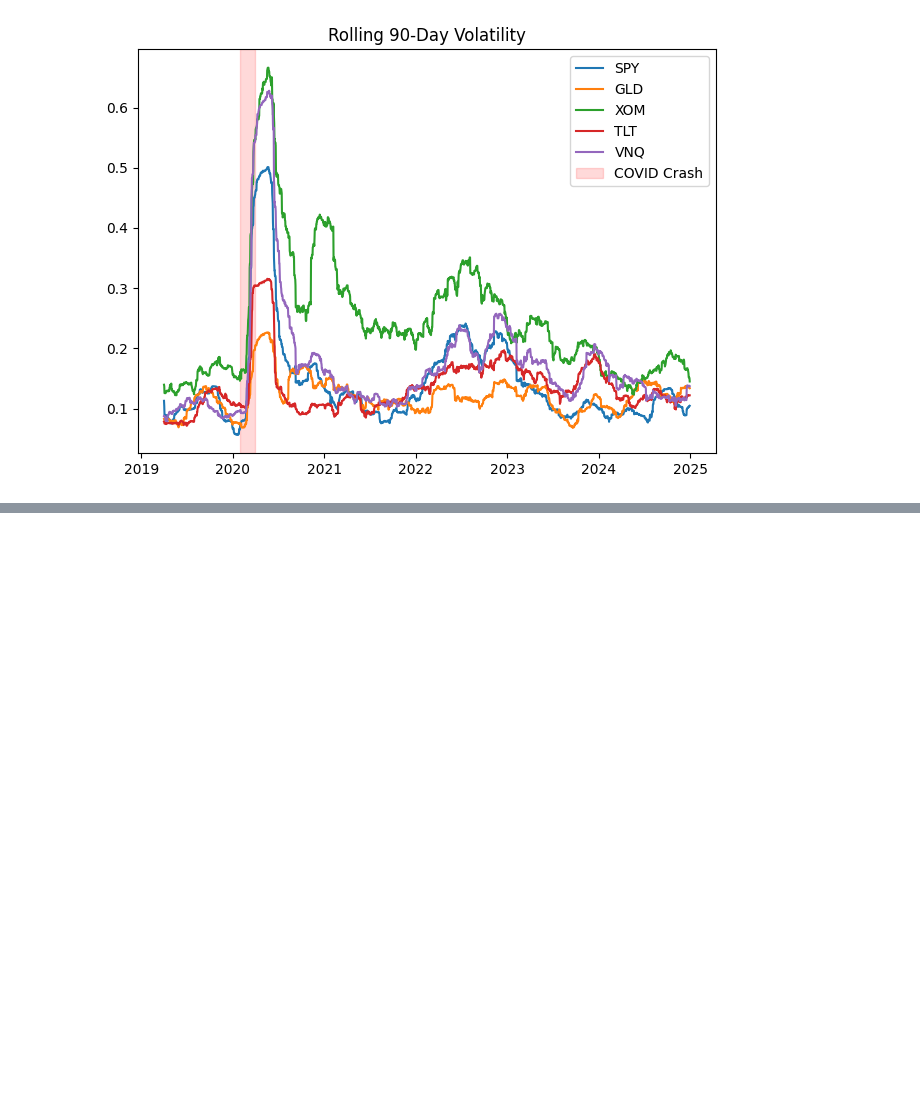
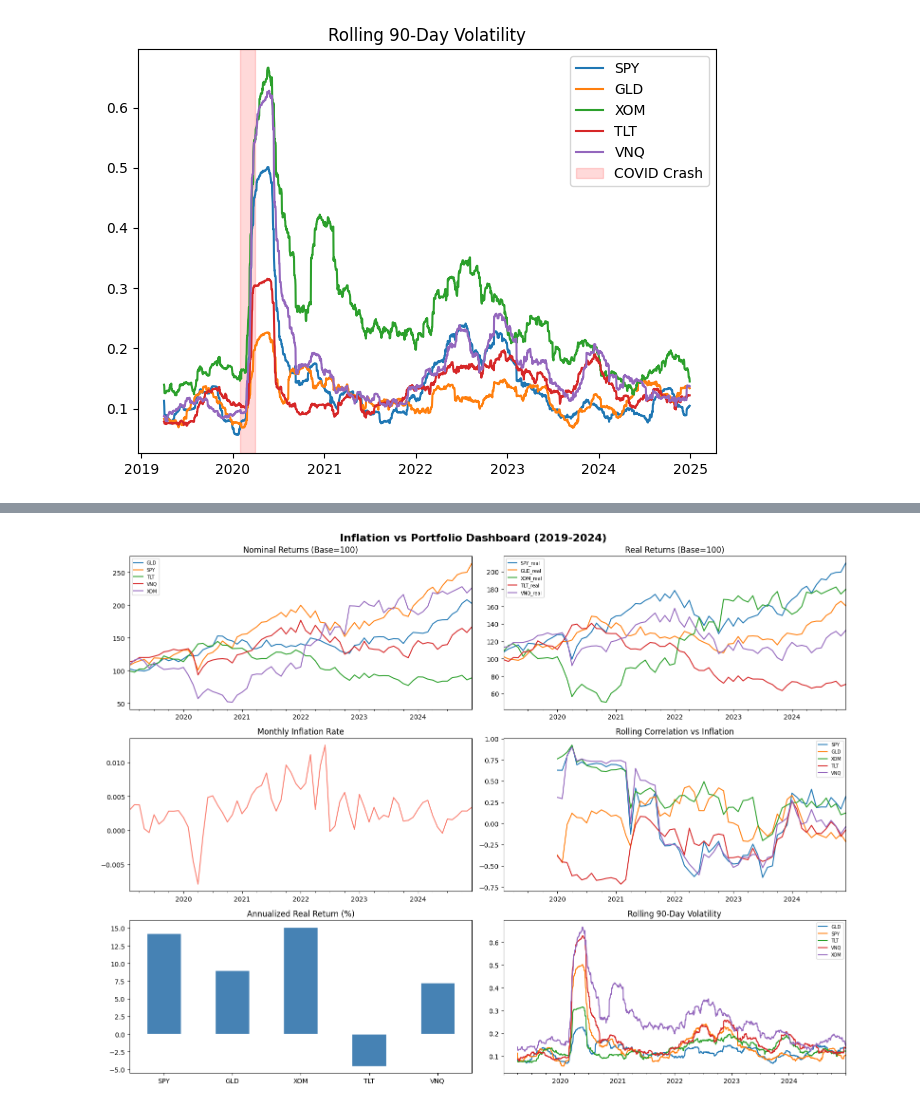
Before and after one commit to KaarthikSekar/InflationPortfolio, a Jupyter notebook: inflation.ipynb, the cells around one changed output, grey strips where cells are left out. Saved outputs shown, nothing was run; the diff lists cells and outputs as text; code cells hidden in the pictures; blank space fills up the shorter version.

Commit message:
Project Completed

```diff
--- a/inflation.ipynb
+++ b/inflation.ipynb
@@ -181,0 +234,53 @@ plt.show()
+# %%
+fig, axes = plt.subplots(3, 2, figsize=(16, 12))
+fig.suptitle(
+    "Inflation vs Portfolio Dashboard (2019-2024)", fontsize=16, fontweight="bold"
+)
+
+# Panel 1: Nominal returns
+nominal_cum.plot(ax=axes[0, 0], title="Nominal Returns (Base=100)")
+axes[0, 0].legend(fontsize=7)
+
+# Panel 2: Real returns
+real_cum.plot(ax=axes[0, 1], title="Real Returns (Base=100)")
+axes[0, 1].legend(fontsize=7)
+
+# Panel 3: Inflation rate
+combined["inflation"].plot(
+    ax=axes[1, 0], color="salmon", title="Monthly Inflation Rate"
+)
+
+# Panel 4: Correlation vs inflation
+combined["SPY"].rolling(12).corr(combined["inflation"]).plot(ax=axes[1, 1], label="SPY")
+combined["GLD"].rolling(12).corr(combined["inflation"]).plot(ax=axes[1, 1], label="GLD")
+combined["XOM"].rolling(12).corr(combined["inflation"]).plot(ax=axes[1, 1], label="XOM")
+combined["TLT"].rolling(12).corr(combined["inflation"]).plot(ax=axes[1, 1], label="TLT")
+combined["VNQ"].rolling(12).corr(combined["inflation"]).plot(ax=axes[1, 1], label="VNQ")
+axes[1, 1].set_title("Rolling Correlation vs Inflation")
+axes[1, 1].legend(fontsize=7)
+
+# Panel 5: Annualized real returns
+ann_real = (
+    combined[["SPY_real", "GLD_real", "XOM_real", "TLT_real", "VNQ_real"]].mean()
+    * 12
+    * 100
+)
+ann_real.index = ["SPY", "GLD", "XOM", "TLT", "VNQ"]
+ann_real.plot(
+    kind="bar",
+    ax=axes[2, 0],
+    color="steelblue",
+    edgecolor="white",
+    title="Annualized Real Return (%)",
+)
+axes[2, 0].tick_params(axis="x", rotation=0)
+
+# Panel 6: Rolling volatility
+rolling_vol.plot(ax=axes[2, 1], title="Rolling 90-Day Volatility")
+axes[2, 1].legend(fontsize=7)
+
+plt.tight_layout()
+plt.savefig("plots/dashboard_project1.png", dpi=150, bbox_inches="tight")
+plt.show()
+# %% [output]
+[figure, added]
```
Also changed, not shown: parts of 3 cells of this notebook, 8 other files.
